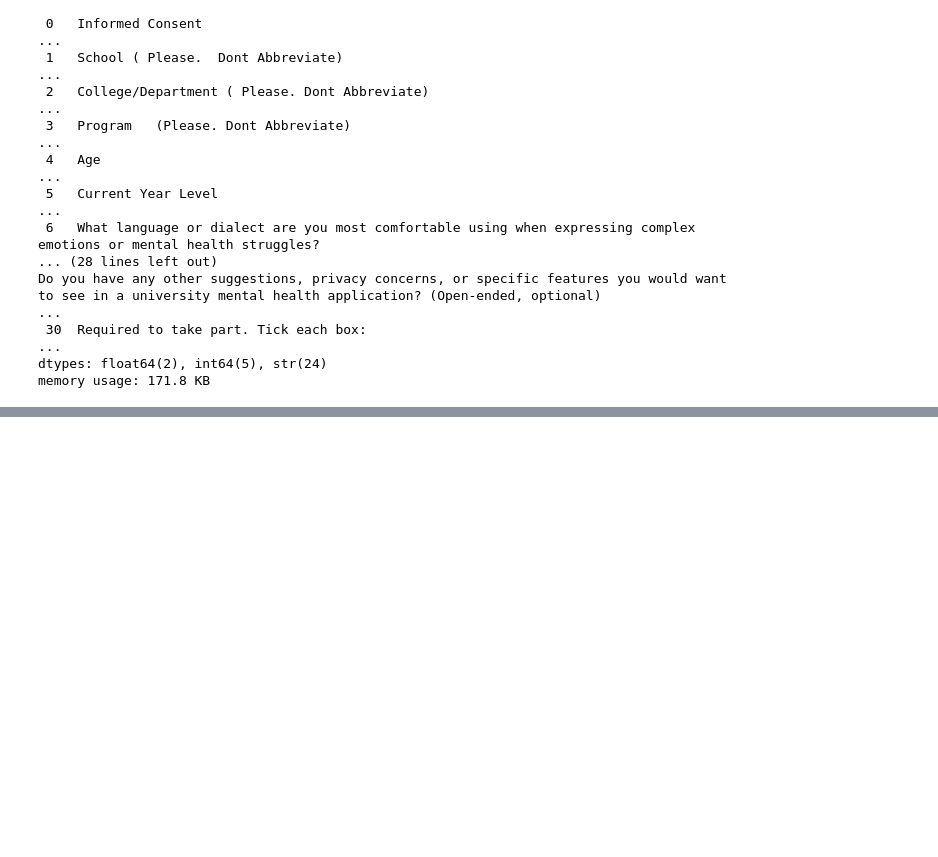
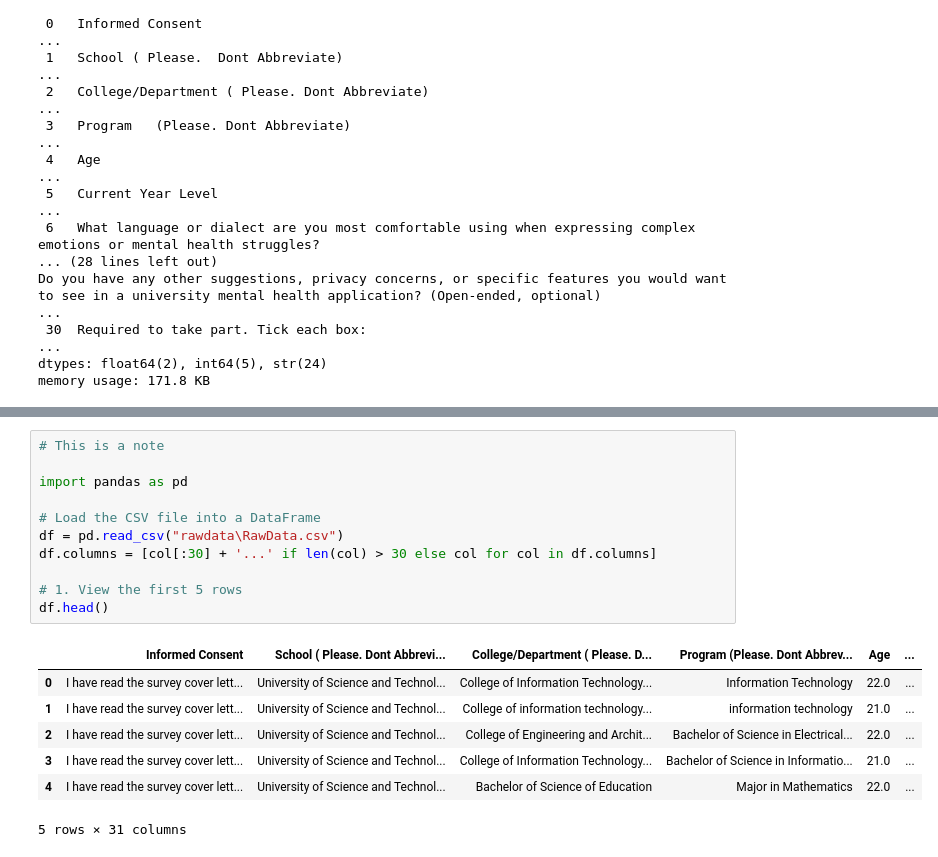
Before and after one commit to JohnLloydCanoy/amuma, a Jupyter notebook: interpretation/interpretation.ipynb, the cells around one changed output, grey strips where cells are left out. Cells and saved outputs as stored; diff of their text form; blank space fills up the shorter version.

```diff
--- a/interpretation/interpretation.ipynb
+++ b/interpretation/interpretation.ipynb
@@ -43,0 +65,19 @@ memory usage: 171.8 KB
+# %%
+# This is a note
+
+import pandas as pd
+
+# Load the CSV file into a DataFrame
+df = pd.read_csv("rawdata\RawData.csv")
+df.columns = [col[:30] + '...' if len(col) > 30 else col for col in df.columns]
+
+# 1. View the first 5 rows
+df.head()
+# %% [output]
+|  | Informed Consent | School ( Please. Dont Abbrevi... | College/Department ( Please. D... | Program (Please. Dont Abbrev... | Age | ... |
+| 0 | I have read the survey cover lett... | University of Science and Technol... | College of Information Technology... | Information Technology | 22.0 | ... |
+| 1 | I have read the survey cover lett... | University of Science and Technol... | College of information technology... | information technology | 21.0 | ... |
+| 2 | I have read the survey cover lett... | University of Science and Technol... | College of Engineering and Archit... | Bachelor of Science in Electrical... | 22.0 | ... |
+| 3 | I have read the survey cover lett... | University of Science and Technol... | College of Information Technology... | Bachelor of Science in Informatio... | 21.0 | ... |
+| 4 | I have read the survey cover lett... | University of Science and Technol... | Bachelor of Science of Education | Major in Mathematics | 22.0 | ... |
+5 rows × 31 columns
```
Also changed, not shown: parts of 3 cells of this notebook.
